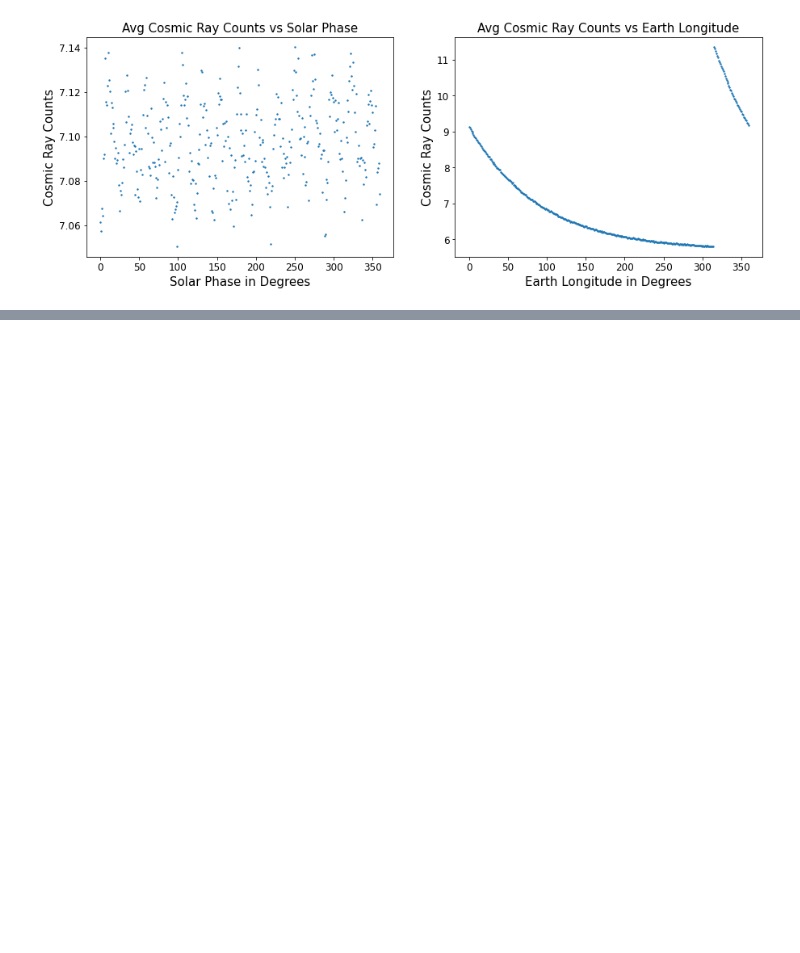
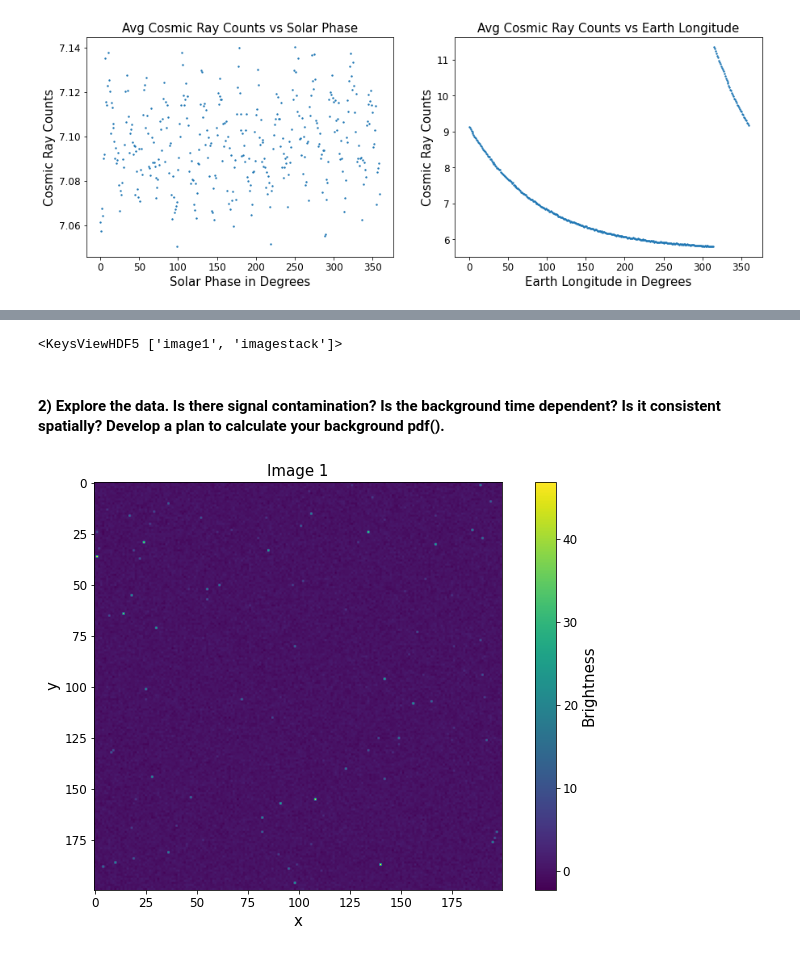
Before and after one commit to davidh28/Phys434_Lab4, a Jupyter notebook: Lab4.ipynb, the cells around one changed output, grey strips where cells are left out. Cells and saved outputs as stored; diff of their text form; code cells hidden in the pictures; blank space fills up the shorter version.

```diff
--- a/Lab4.ipynb
+++ b/Lab4.ipynb
@@ -218,0 +256,20 @@ Mean Count for Minute 89 in the Cycle= 5.8065309672929715, mu=6
+# %%
+# import for Problem 2:
+hf = h5py.File('images.h5', 'r')
+print(hf.keys())
+image_1 = np.array(hf.get('image1'))
+ims = np.array(hf.get('imagestack'))
+hf.close()
+# %% [output]
+<KeysViewHDF5 ['image1', 'imagestack']>
+# %% [markdown]
+#### 2) Explore the data. Is there signal contamination? Is the background time dependent? Is it consistent spatially? Develop a plan to calculate your background pdf().
+# %%
+plt.title('Image 1', fontsize=15)
+plt.xlabel('x', fontsize=15)
+plt.ylabel('y', fontsize=15)
+plt.imshow(image_1)
+cbar = plt.colorbar()
+cbar.set_label('Brightness', fontsize=15)
+# %% [output]
+[figure, added]
```
Also changed, not shown: parts of 23 cells of this notebook.
